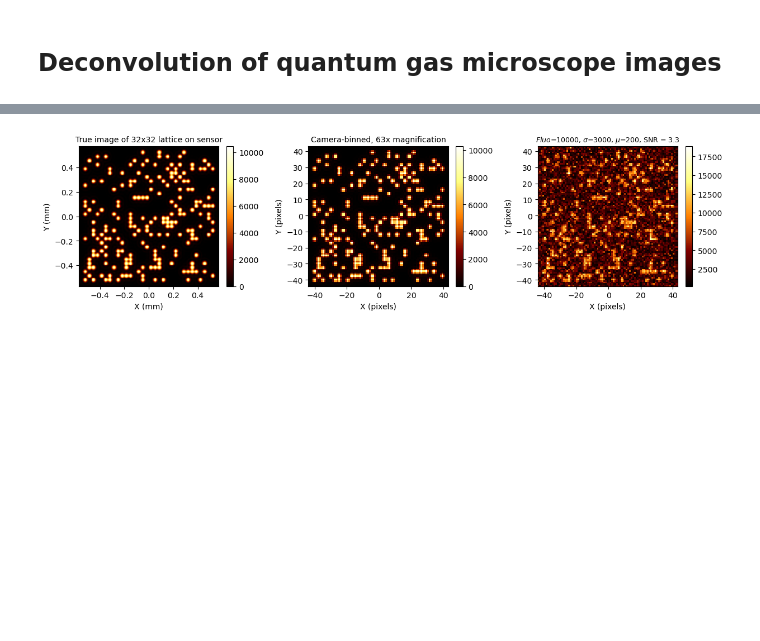
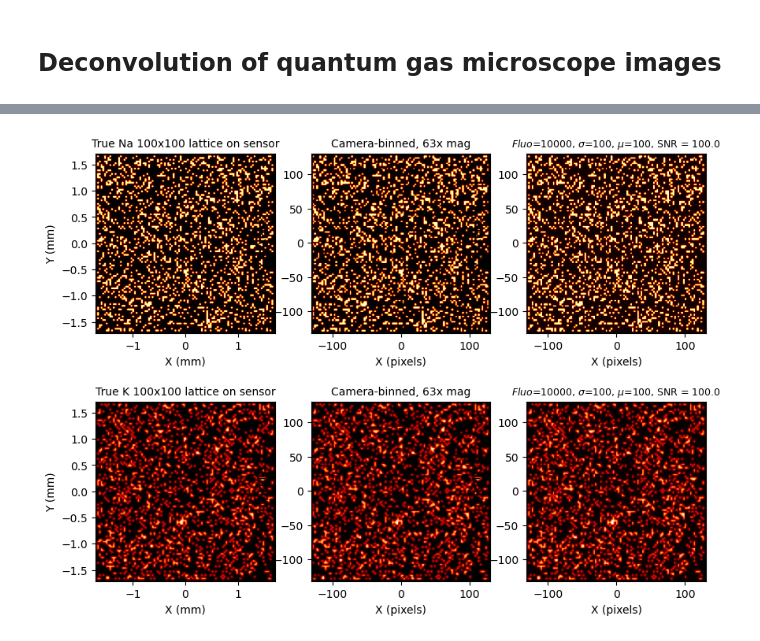
Before and after one commit to huanium/huanium, a Jupyter notebook: MIT_PhD/Fermi1/Fermi1 Calculator/Fermi1_Calculator_4_lattice_image.ipynb, the cells around one changed output, grey strips where cells are left out. Saved outputs shown, nothing was run; the diff lists cells and outputs as text; code cells hidden in the pictures; blank space fills up the shorter version.

```diff
--- a/MIT_PhD/Fermi1/Fermi1 Calculator/Fermi1_Calculator_4_lattice_image.ipynb
+++ b/MIT_PhD/Fermi1/Fermi1 Calculator/Fermi1_Calculator_4_lattice_image.ipynb
@@ -619,0 +955,17 @@ snr = np.sum(fluo_intensity) / (np.sum(lattice) * sigmaBG)
+# %%
+# initialize lattice
+lattice_Na = np.random.choice([0, 1], size=(lattice_size, lattice_size), p=[1-filling_fraction, filling_fraction])
+lattice_K  = np.random.choice([0, 1], size=(lattice_size, lattice_size), p=[1-filling_fraction, filling_fraction])
+
+# randomize fluoresence intensity
+fluo_intensity_Na = np.random.poisson(typ_fluo_level_per_site, size=(lattice_size, lattice_size)) * lattice_Na
+fluo_intensity_K  = np.random.poisson(typ_fluo_level_per_site, size=(lattice_size, lattice_size)) * lattice_K
+
+# convert into real-space lattice, with padding by 1 lattice constant
+real_space_lattice_Na = np.zeros((len(x_nm_lattice), len(y_nm_lattice)))
+real_space_lattice_Na[round(pixels_per_site*(1/2+lattice_padding//2)):-pixels_per_site*lattice_padding//2:pixels_per_site,
+                      round(pixels_per_site*(1/2+lattice_padding//2)):-pixels_per_site*lattice_padding//2:pixels_per_site] = np.multiply(lattice_Na,fluo_intensity_Na)
+
+real_space_lattice_K  = np.zeros((len(x_nm_lattice), len(y_nm_lattice)))
+real_space_lattice_K[round(pixels_per_site*(1/2+lattice_padding//2)):-pixels_per_site*lattice_padding//2:pixels_per_site,
+                     round(pixels_per_site*(1/2+lattice_padding//2)):-pixels_per_site*lattice_padding//2:pixels_per_site] = np.multiply(lattice_K,fluo_intensity_K)
@@ -660,27 +1028,40 @@ plt.show()
 # %%
-# from camera pixelated image to point-like images again.
-fig, ax = plt.subplots(nrows=1, ncols=3, figsize=(15, 3.25))
-ax0 = ax[0].pcolor(x_nm_lattice*imaging_magnification/1e6, y_nm_lattice*imaging_magnification/1e6, convolved_image, cmap='afmhot') # gist_heat for K
-ax[0].axis('square')
-ax[0].set_title(f'True image of {lattice_size}x{lattice_size} lattice on sensor', fontsize = 10)
-ax[0].set_xlabel('X (mm)')
-ax[0].set_ylabel('Y (mm)')
-fig.colorbar(ax0, fraction=0.046, pad=0.04, ax=ax[0])
+# show true image to camera-binned to noisy
+fig, ax = plt.subplots(nrows=2, ncols=3, figsize=(10, 7.5))
+ax00 = ax[0][0].pcolor(x_nm_lattice*imaging_magnification/1e6, y_nm_lattice*imaging_magnification/1e6, convolved_image_Na, cmap='afmhot')
+ax[0][0].set_title(f'True Na {lattice_size}x{lattice_size} lattice on sensor', fontsize = 10)
+ax[0][0].set_xlabel('X (mm)')
+ax[0][0].set_ylabel('Y (mm)')
 
-ax1 = ax[1].pcolor(X_camera, Y_camera, camera_image, cmap='afmhot') # gist_heat for K
-ax[1].axis('square')
-ax[1].set_title(f'Camera-binned, {imaging_magnification}x magnification', fontsize = 10)
-ax[1].set_xlabel('X (pixels)')
-ax[1].set_ylabel('Y (pixels)')
-fig.colorbar(ax1, fraction=0.046, pad=0.04, ax=ax[1])
+ax10 = ax[1][0].pcolor(x_nm_lattice*imaging_magnification/1e6, y_nm_lattice*imaging_magnification/1e6, convolved_image_K, cmap='gist_heat')
+ax[1][0].set_title(f'True K {lattice_size}x{lattice_size} lattice on sensor', fontsize = 10)
+ax[1][0].set_xlabel('X (mm)')
+ax[1][0].set_ylabel('Y (mm)')
 
-ax2 = ax[2].pcolor(X_camera, Y_camera, camera_image_with_noise, cmap='afmhot') # gist_heat for K
-ax[2].axis('square')
-ax[2].set_title(f'$Fluo$={typ_fluo_level_per_site}, $\sigma$={sigmaBG}, $\mu$={muBG}, SNR = {snr:.1f}', fontsize = 9)
-ax[2].set_xlabel('X (pixels)')
-ax[2].set_ylabel('Y (pixels)')
-fig.colorbar(ax2, fraction=0.046, pad=0.04, ax=ax[2])
+ax01 = ax[0][1].pcolor(X_camera, Y_camera, camera_image_Na, cmap='afmhot')
+ax[0][1].set_title(f'Camera-binned, {imaging_magnification}x mag', fontsize = 10)
+ax[0][1].set_xlabel('X (pixels)')
+ax[0][1].set_ylabel('Y (pixels)')
+
+ax11 = ax[1][1].pcolor(X_camera, Y_camera, camera_image_K, cmap='gist_heat')
+ax[1][1].set_title(f'Camera-binned, {imaging_magnification}x mag', fontsize = 10)
+ax[1][1].set_xlabel('X (pixels)')
+ax[1][1].set_ylabel('Y (pixels)')
+
+ax02 = ax[0][2].pcolor(X_camera, Y_camera, camera_image_with_noise_Na, cmap='afmhot')
+ax[0][2].set_title(f'$Fluo$={typ_fluo_level_per_site}, $\sigma$={sigmaBG}, $\mu$={muBG}, SNR = {snr_Na:.1f}', fontsize = 9)
+ax[0][2].set_xlabel('X (pixels)')
+ax[0][2].set_ylabel('Y (pixels)')
+
+ax12 = ax[1][2].pcolor(X_camera, Y_camera, camera_image_with_noise_K, cmap='gist_heat')
+ax[1][2].set_title(f'$Fluo$={typ_fluo_level_per_site}, $\sigma$={sigmaBG}, $\mu$={muBG}, SNR = {snr_Na:.1f}', fontsize = 9)
+ax[1][2].set_xlabel('X (pixels)')
+ax[1][2].set_ylabel('Y (pixels)')
+
+for i in range(2):
+    for j in range(3):
+        ax[i][j].axis('square')
 
 plt.show()
 # %% [output]
-[figure, old version]
+[figure, new version]
```
Also changed, not shown: parts of 43 cells of this notebook, 9 other files.
